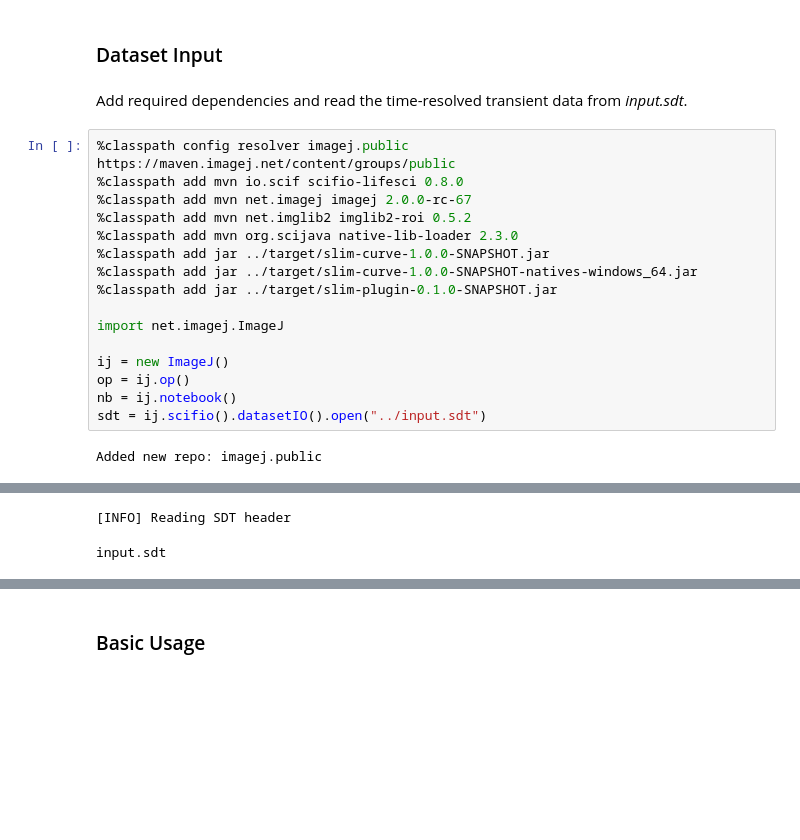
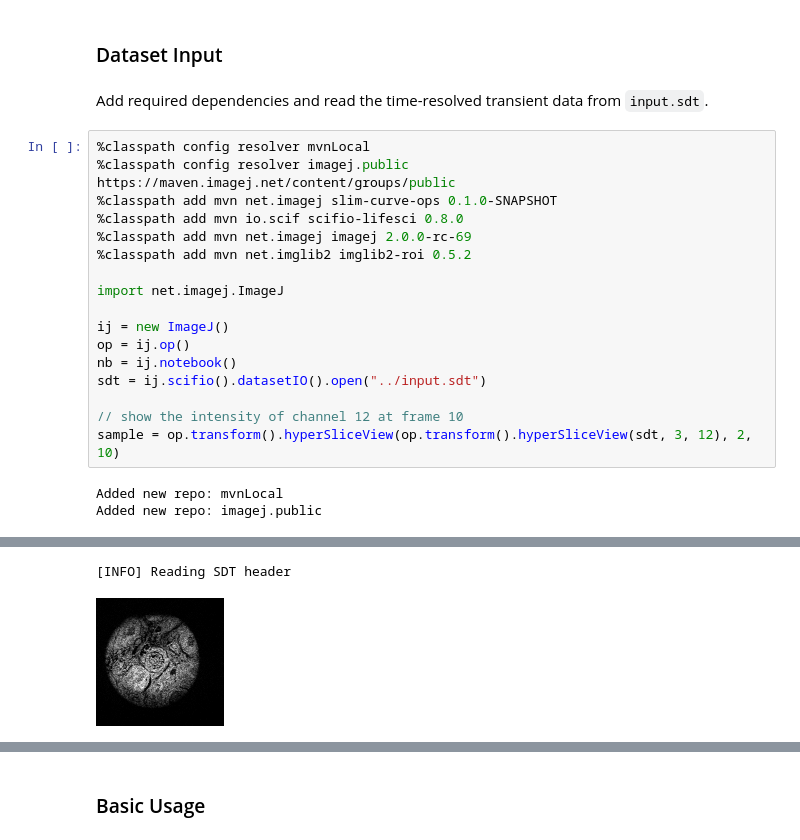
Before and after one commit to flimlib/flimj-ops, a Jupyter notebook: notebooks/Demo.ipynb, the cells around one changed output, grey strips where cells are left out. Cells and saved outputs as stored; diff of their text form; blank space fills up the shorter version.

```diff
--- a/notebooks/Demo.ipynb
+++ b/notebooks/Demo.ipynb
@@ -3,16 +3,14 @@
 # %% [markdown]
 ### Dataset Input
 # %% [markdown]
-Add required dependencies and read the time-resolved transient data from *input.sdt*.
+Add required dependencies and read the time-resolved transient data from `input.sdt`.
 # %%
+%classpath config resolver mvnLocal
 %classpath config resolver imagej.public https://maven.imagej.net/content/groups/public
+%classpath add mvn net.imagej slim-curve-ops 0.1.0-SNAPSHOT
 %classpath add mvn io.scif scifio-lifesci 0.8.0
-%classpath add mvn net.imagej imagej 2.0.0-rc-67
+%classpath add mvn net.imagej imagej 2.0.0-rc-69
 %classpath add mvn net.imglib2 imglib2-roi 0.5.2
-%classpath add mvn org.scijava native-lib-loader 2.3.0
-%classpath add jar ../target/slim-curve-1.0.0-SNAPSHOT.jar
-%classpath add jar ../target/slim-curve-1.0.0-SNAPSHOT-natives-windows_64.jar
-%classpath add jar ../target/slim-plugin-0.1.0-SNAPSHOT.jar
 
 import net.imagej.ImageJ
 
@@ -20,7 +18,11 @@ ij = new ImageJ()
 op = ij.op()
 nb = ij.notebook()
 sdt = ij.scifio().datasetIO().open("../input.sdt")
+
+// show the intensity of channel 12 at frame 10
+sample = op.transform().hyperSliceView(op.transform().hyperSliceView(sdt, 3, 12), 2, 10)
 # %% [output]
+Added new repo: mvnLocal
 Added new repo: imagej.public
 [interactive output not drawn]
 [interactive output not drawn]
@@ -36,5 +35,5 @@ Added new repo: imagej.public
 [INFO] Reading SDT header
-input.sdt
+[figure, added]
 # %%
 class RADisplay {
 
```
Also changed, not shown: parts of 15 cells of this notebook.
